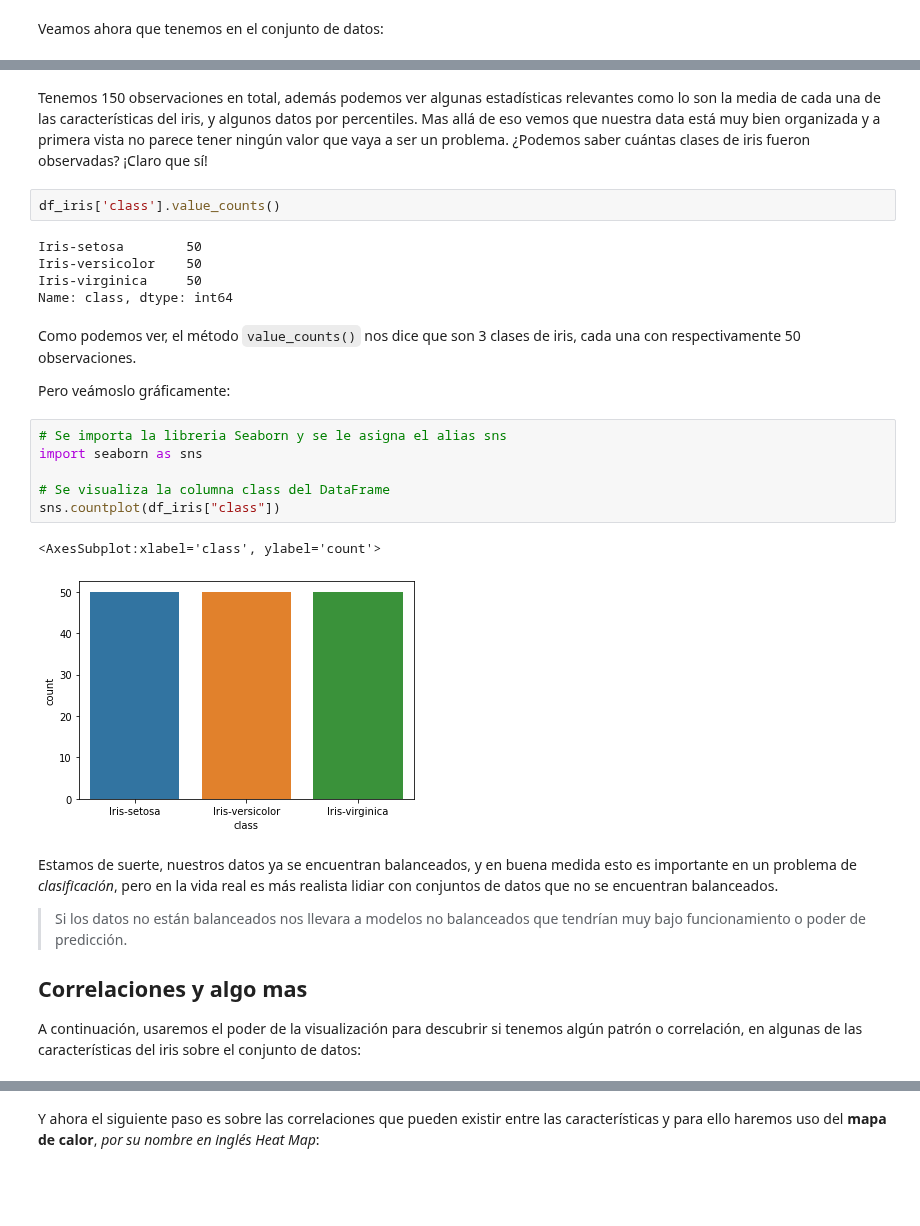
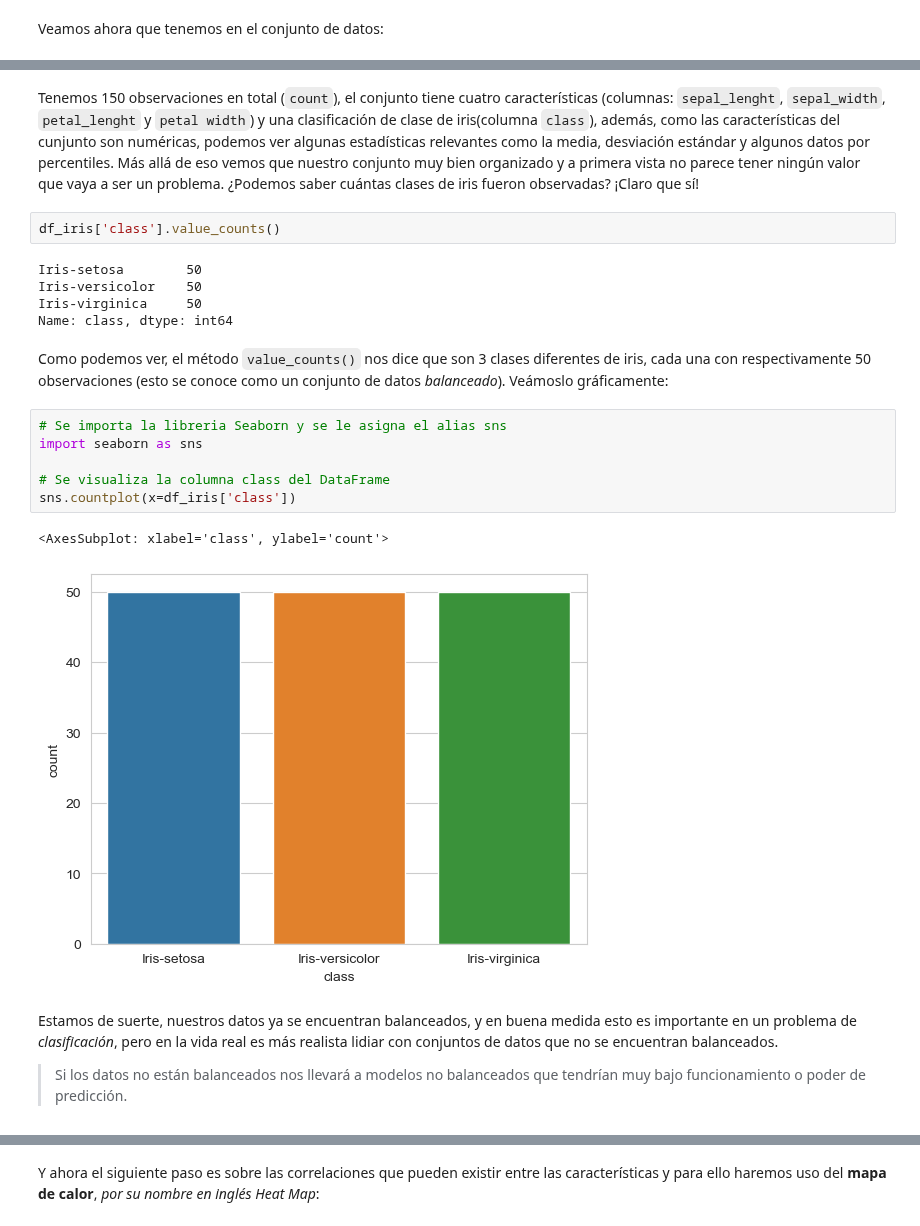
Before and after one commit to ramirezlab/CHEMO, a Jupyter notebook: 3_PART_THREE/3_1_Introduccion_ML.ipynb, the cells around one changed output, grey strips where cells are left out. Cells and saved outputs as stored; diff of their text form; blank space fills up the shorter version.

```diff
--- a/3_PART_THREE/3_1_Introduccion_ML.ipynb
+++ b/3_PART_THREE/3_1_Introduccion_ML.ipynb
@@ -60,7 +57,7 @@ df_iris[["sepal_length", "sepal_width", "petal_length", "petal_width"]].describe
 | 75% | 6.400000 | 3.300000 | 5.100000 | 1.800000 |
 | max | 7.900000 | 4.400000 | 6.900000 | 2.500000 |
 # %% [markdown]
-Tenemos 150 observaciones en total, además podemos ver algunas estadísticas relevantes como lo son la media de cada una de las características del iris, y algunos datos por percentiles. Mas allá de eso vemos que nuestra data está muy bien organizada y a primera vista no parece tener ningún valor que vaya a ser un problema. ¿Podemos saber cuántas clases de iris fueron observadas? ¡Claro que sí!
+Tenemos 150 observaciones en total (`count`), el conjunto tiene cuatro características (columnas: `sepal_lenght`, `sepal_width`, `petal_lenght` y `petal width`) y una clasificación de clase de iris(columna `class`), además, como las características del cunjunto son numéricas, podemos ver algunas estadísticas relevantes como la media, desviación estándar y algunos datos por percentiles. Más allá de eso vemos que nuestro conjunto muy bien organizado y a primera vista no parece tener ningún valor que vaya a ser un problema. ¿Podemos saber cuántas clases de iris fueron observadas? ¡Claro que sí!
 # %%
 df_iris['class'].value_counts()
 # %% [output]
@@ -70,24 +67,17 @@ Iris-virginica     50
 Name: class, dtype: int64
 # %% [markdown]
 
-Como podemos ver, el método `value_counts()` nos dice que son 3 clases de iris, cada una con respectivamente 50 observaciones.
-
-Pero veámoslo gráficamente:
+Como podemos ver, el método `value_counts()` nos dice que son 3 clases diferentes de iris, cada una con respectivamente 50 observaciones (esto se conoce como un conjunto de datos *balanceado*). Veámoslo gráficamente:
 # %%
 # Se importa la libreria Seaborn y se le asigna el alias sns
 import seaborn as sns
 
 # Se visualiza la columna class del DataFrame
-sns.countplot(df_iris["class"])
+sns.countplot(x=df_iris['class'])
 # %% [output]
-<AxesSubplot:xlabel='class', ylabel='count'>
+<AxesSubplot: xlabel='class', ylabel='count'>
-[figure, old version]
+[figure, new version]
 # %% [markdown]
 Estamos de suerte, nuestros datos ya se encuentran balanceados, y en buena medida esto es importante en un problema de *clasificación*, pero en la vida real es más realista lidiar con conjuntos de datos que no se encuentran balanceados.
 
-> Si los datos no están balanceados nos llevara a modelos no balanceados que tendrían muy bajo funcionamiento o poder de predicción.
-
-
-## Correlaciones y algo mas
-
-A continuación, usaremos el poder de la visualización para descubrir si tenemos algún patrón o correlación, en algunas de las características del iris sobre el conjunto de datos:
+> Si los datos no están balanceados nos llevará a modelos no balanceados que tendrían muy bajo funcionamiento o poder de predicción.
```
Also changed, not shown: parts of 22 cells of this notebook.
